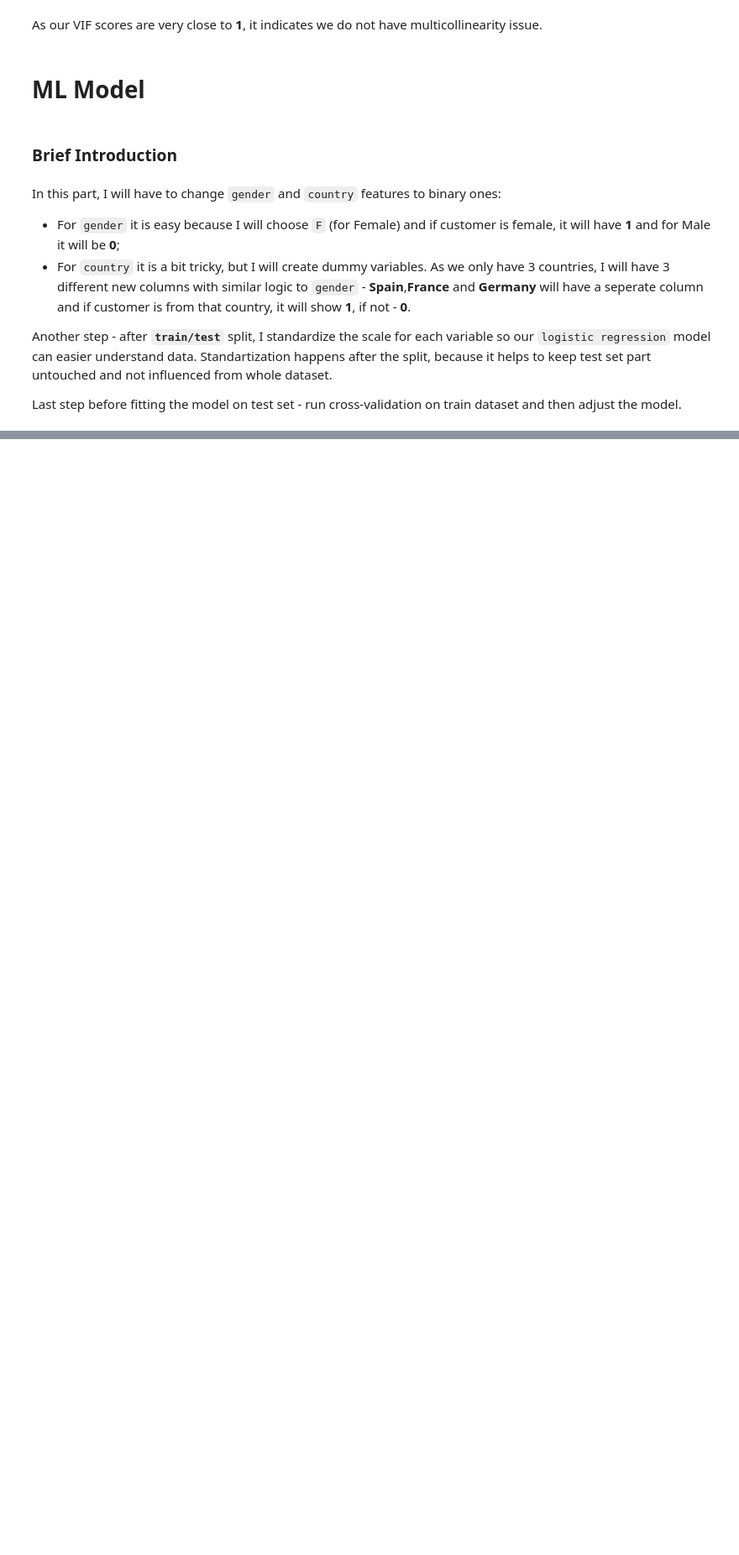
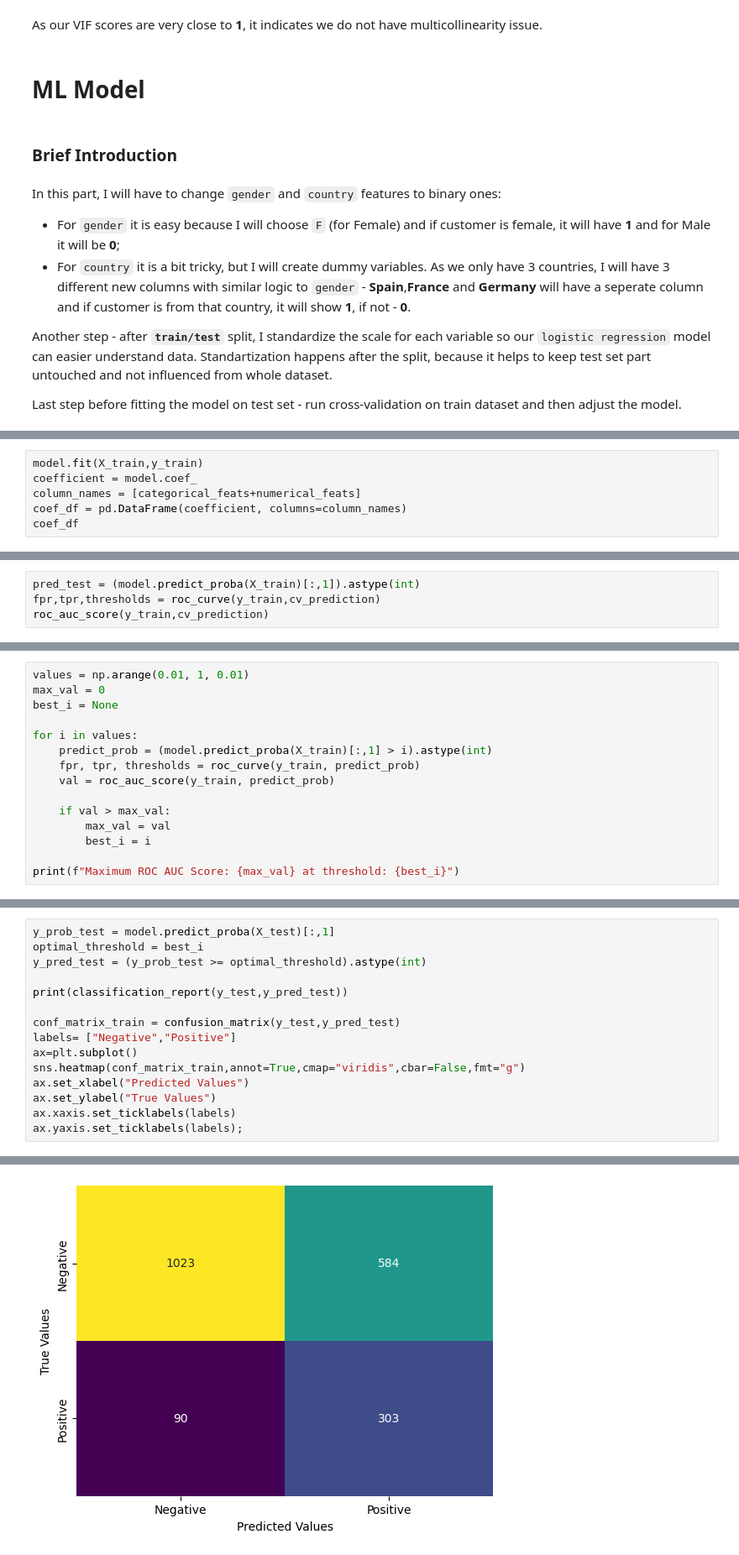
Before and after one commit to ArvydasKacinas/Bank-Customer-Churn, a Jupyter notebook: ML_Notebook.ipynb, the cells around one changed output, grey strips where cells are left out. Shown at 84% size. Drawn from its saved outputs; the diff is of its cells as text; blank space fills up the shorter version.

```diff
--- a/ML_Notebook.ipynb
+++ b/ML_Notebook.ipynb
@@ -313,0 +454,6 @@ Last step before fitting the model on test set - run cross-validation on train d
+# %%
+model.fit(X_train,y_train)
+coefficient = model.coef_
+column_names = [categorical_feats+numerical_feats]
+coef_df = pd.DataFrame(coefficient, columns=column_names)
+coef_df
@@ -313,0 +471,4 @@ Last step before fitting the model on test set - run cross-validation on train d
+# %%
+pred_test = (model.predict_proba(X_train)[:,1]).astype(int)
+fpr,tpr,thresholds = roc_curve(y_train,cv_prediction)
+roc_auc_score(y_train,cv_prediction)
@@ -313,0 +479,15 @@ Last step before fitting the model on test set - run cross-validation on train d
+# %%
+values = np.arange(0.01, 1, 0.01)
+max_val = 0
+best_i = None
+
+for i in values:
+    predict_prob = (model.predict_proba(X_train)[:,1] > i).astype(int)
+    fpr, tpr, thresholds = roc_curve(y_train, predict_prob)
+    val = roc_auc_score(y_train, predict_prob)
+
+    if val > max_val:
+        max_val = val
+        best_i = i
+
+print(f"Maximum ROC AUC Score: {max_val} at threshold: {best_i}")
@@ -313,0 +500,16 @@ Last step before fitting the model on test set - run cross-validation on train d
+# %%
+y_prob_test = model.predict_proba(X_test)[:,1]
+optimal_threshold = best_i
+y_pred_test = (y_prob_test >= optimal_threshold).astype(int)
+
+print(classification_report(y_test,y_pred_test))
+
+conf_matrix_train = confusion_matrix(y_test,y_pred_test)
+labels= ["Negative","Positive"]
+ax=plt.subplot()
+sns.heatmap(conf_matrix_train,annot=True,cmap="viridis",cbar=False,fmt="g")
+ax.set_xlabel("Predicted Values")
+ax.set_ylabel("True Values")
+ax.xaxis.set_ticklabels(labels)
+ax.yaxis.set_ticklabels(labels);
+# %% [output]
@@ -313,0 +524 @@ Last step before fitting the model on test set - run cross-validation on train d
+[figure, added]
```
Also changed, not shown: parts of 47 cells of this notebook, 2 other files.
